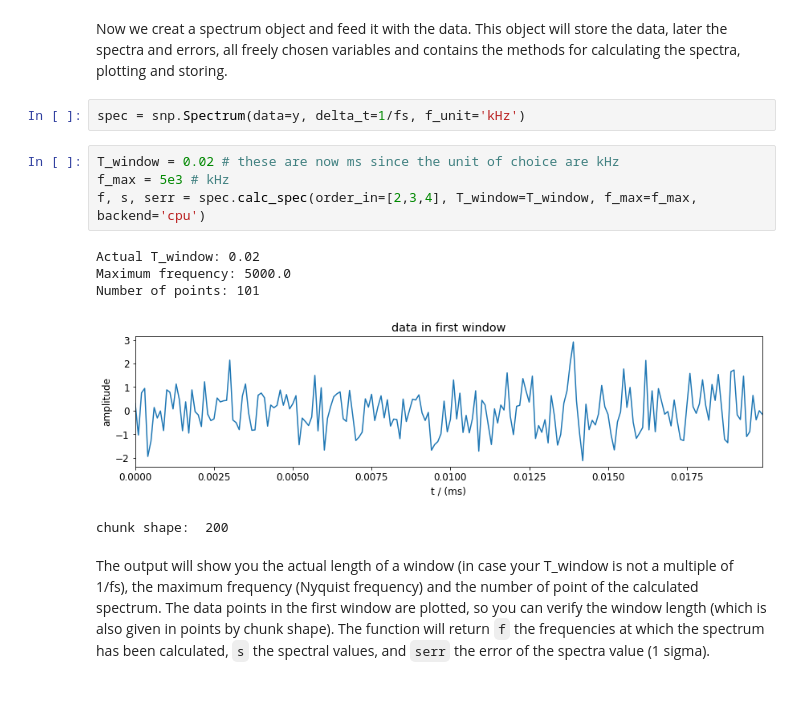
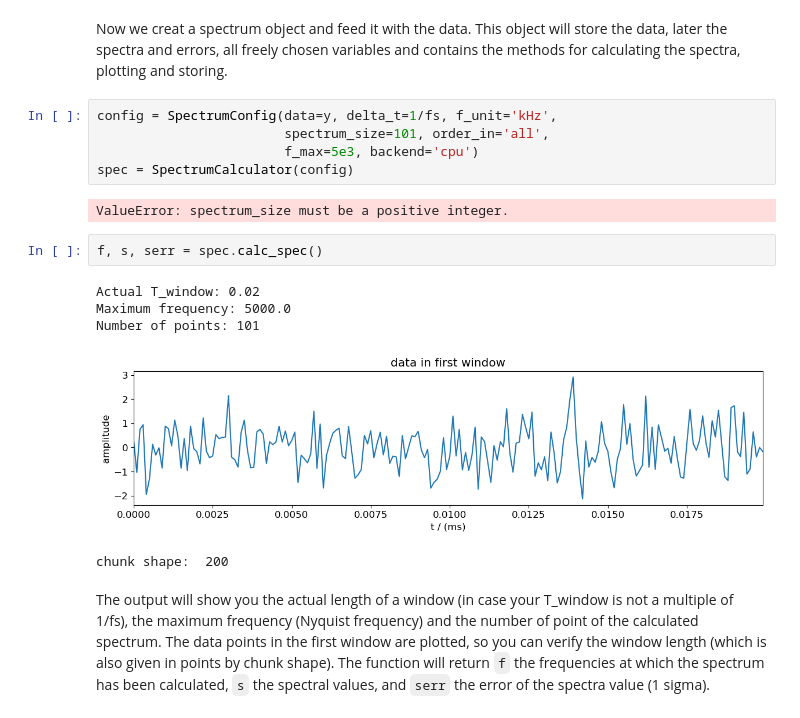
Before and after one commit to MarkusSifft/SignalSnap, a Jupyter notebook: Examples/Calculating Spectra from Numpy Array.ipynb, the cells around one changed output. Saved outputs shown, nothing was run; the diff lists cells and outputs as text.

```diff
--- a/Examples/Calculating Spectra from Numpy Array.ipynb
+++ b/Examples/Calculating Spectra from Numpy Array.ipynb
@@ -20,17 +20,20 @@ print(y)
 # %% [markdown]
 Now we creat a spectrum object and feed it with the data. This object will store the data, later the spectra and errors, all freely chosen variables and contains the methods for calculating the spectra, plotting and storing.
 # %%
-spec = snp.Spectrum(data=y, delta_t=1/fs, f_unit='kHz')
+config = SpectrumConfig(data=y, delta_t=1/fs, f_unit='kHz',
+                        spectrum_size=101, order_in='all',
+                        f_max=5e3, backend='cpu')
+spec = SpectrumCalculator(config)
+# %% [output]
+ValueError: spectrum_size must be a positive integer.
-# %%
-T_window = 0.02 # these are now ms since the unit of choice are kHz
-f_max = 5e3 # kHz
-f, s, serr = spec.calc_spec(order_in=[2,3,4], T_window=T_window, f_max=f_max, backend='cpu')
-# %% [output]
-Actual T_window: 0.02
-Maximum frequency: 5000.0
-Number of points: 101
-[figure, removed]
-chunk shape:  200
+# %%
+f, s, serr = spec.calc_spec()
+# %% [output]
+Actual T_window: 0.02
+Maximum frequency: 5000.0
+Number of points: 101
+[figure, added]
+chunk shape:  200
 # %% [markdown]
 The output will show you the actual length of a window (in case your T_window is not a multiple of 1/fs), the maximum frequency (Nyquist frequency) and the number of point of the calculated spectrum. The data points in the first window are plotted, so you can verify the window length (which is also given in points by chunk shape). The function will return `f` the frequencies at which the spectrum has been calculated, `s` the spectral values, and `serr` the error of the spectra value (1 sigma).
 # %%
```
Also changed, not shown: parts of 5 cells of this notebook, 3 other files.
